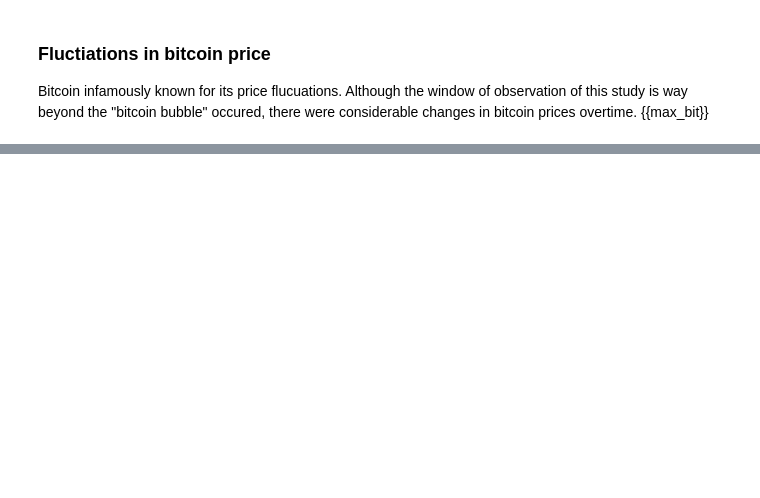
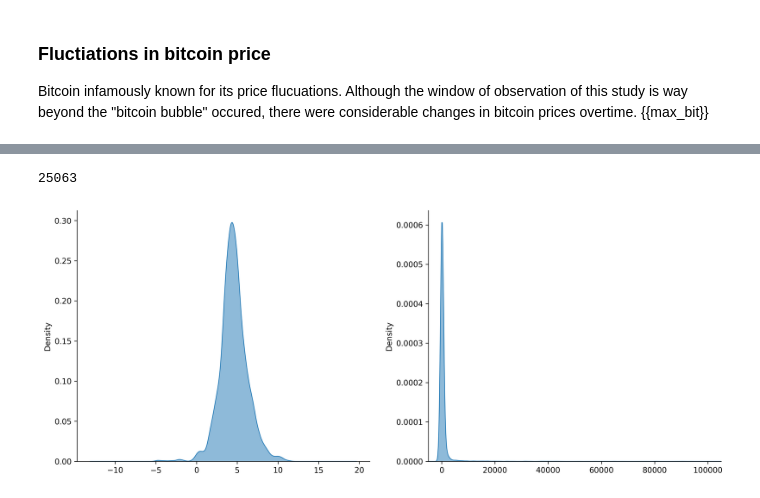
Before and after one commit to jossl95/ARF, a Jupyter notebook: Operationalizer.ipynb, the cells around one changed output, grey strips where cells are left out. Drawn from its saved outputs; the diff is of its cells as text; code cells hidden in the pictures; blank space fills up the shorter version.

```diff
--- a/Operationalizer.ipynb
+++ b/Operationalizer.ipynb
@@ -86,0 +134,39 @@ plt.show()
+# %%
+valid_range = (~df['price_usd'].isin([np.nan, np.inf, -np.inf]))\
+            & (df['price_usd'] < 100000)\
+            & (df['price_usd'] > 0.001)
+
+# initiate subplots
+fig, (ax1, ax2) = plt.subplots(ncols = 2, figsize=(15, 6))
+
+# plot log transformed price (left)
+df['price_usd'][valid_range]\
+    .sample(10000)\
+    .transform(np.log)\
+    .plot.kde(linewidth = .9, ax = ax1)
+
+# fill density plot (left)
+line = ax1.lines[0].get_data()
+ax1.fill_between(line[0], np.zeros(len(line[0])), line[1], alpha = .5);
+ax1.set_ylim(bottom = 0)
+
+# plot not transformed price (right)
+df['price_usd'][valid_range]\
+    .sample(10000)\
+    .plot.kde(linewidth = .9, ax = ax2)
+
+# fill density plot (right)
+line = ax2.lines[0].get_data()
+ax2.fill_between(line[0], np.zeros(len(line[0])), line[1], alpha = .5);
+ax2.set_ylim(bottom = 0)
+ax2.set_xlim([-5000, 105000])
+
+# asses attriation due to invalid values
+k_org = len(df['price_usd'][~df['price_usd'].isin([np.nan, np.inf, -np.inf])])
+k_val = len(df['price_usd'][valid_range])
+print(k_org - k_val)
+
+plt.show()
+# %% [output]
+25063
+[figure, added]
```
Also changed, not shown: parts of 12 cells of this notebook, 2 other files.
